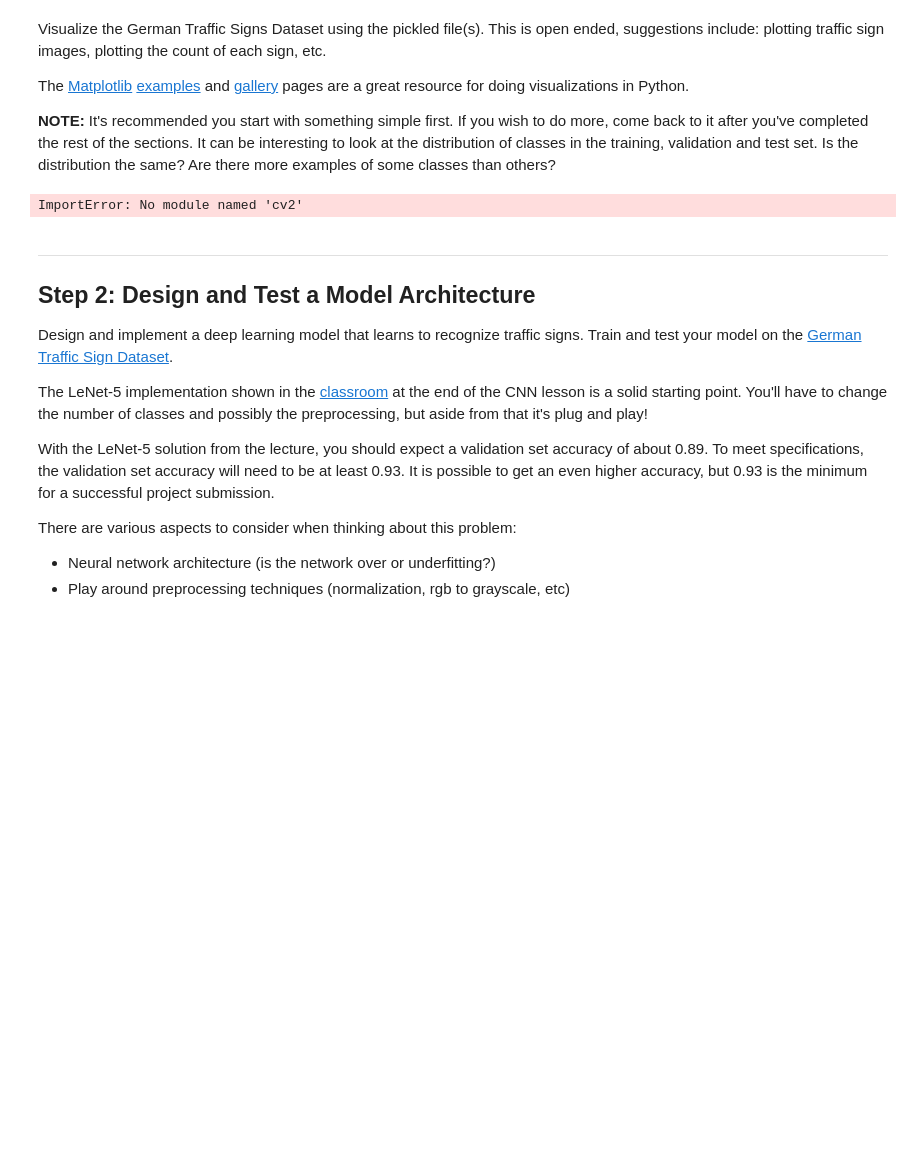
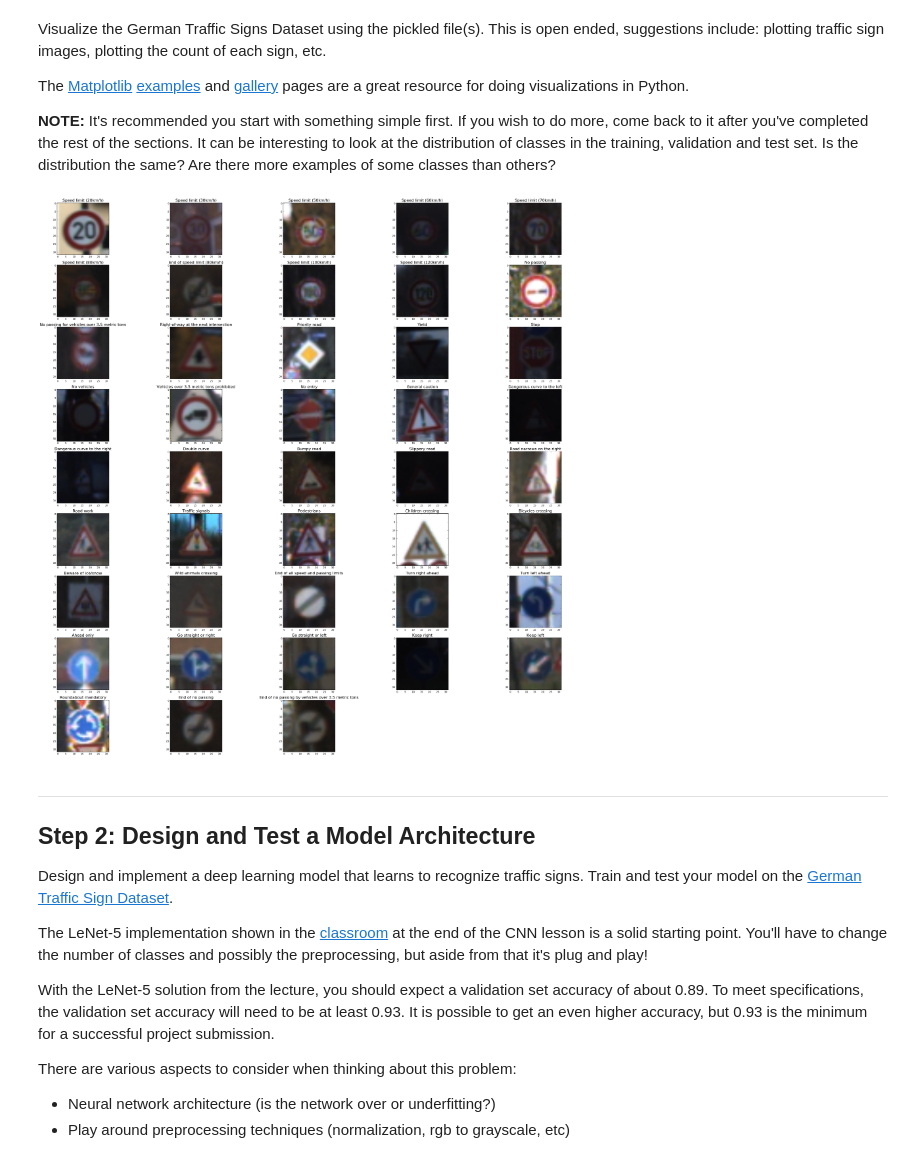
Before and after one commit to chriscab83/CarND-Traffic-Sign-Classifier-Project, a Jupyter notebook: Traffic_Sign_Classifier.ipynb, the cells around one changed output. Saved outputs shown, nothing was run; the diff lists cells and outputs as text; code cells hidden in the pictures; blank space fills up the shorter version.

Commit message:
added exploratory visualization to show image for each class in dataset

```diff
--- a/Traffic_Sign_Classifier.ipynb
+++ b/Traffic_Sign_Classifier.ipynb
@@ -71,7 +71,7 @@ n_test = len(X_test)
 image_shape = X_train[0].shape
 
 # TODO: How many unique classes/labels there are in the dataset.
-n_classes = max(y_train)
+n_classes = len(set(y_train))
 
 print("Number of training examples =", n_train)
 print("Number of testing examples =", n_test)
@@ -90,27 +90,38 @@ Visualize the German Traffic Signs Dataset using the pickled file(s). This is op
 The [Matplotlib](http://matplotlib.org/) [examples](http://matplotlib.org/examples/index.html) and [gallery](http://matplotlib.org/gallery.html) pages are a great resource for doing visualizations in Python.
 
 **NOTE:** It's recommended you start with something simple first. If you wish to do more, come back to it after you've completed the rest of the sections. It can be interesting to look at the distribution of classes in the training, validation and test set. Is the distribution the same? Are there more examples of some classes than others?
+# %%
+import csv
+
+# read class labels into dictionary
+label_dict = None
+with open('signnames.csv', mode='r') as infile:
+    csv_reader = csv.reader(infile)
+    next(csv_reader, None)
+    label_dict = {int(rows[0]):rows[1] for rows in csv_reader}
 # %%
 import random
 import numpy as np
-import cv2
 ### Data exploration visualization code goes here.
 ### Feel free to use as many code cells as needed.
 import matplotlib.pyplot as plt
-import matplotlib.image as mpimg
 # Visualizations will be shown in the notebook.
 %matplotlib inline
 
-index = random.randint(0, len(X_train))
-image = X_train[index]
+# display example of each class
+fig = plt.figure(figsize=(32,32))
 
-image_gray = rgb2gray(image)
+for i in range(n_classes):
+    idx = np.where(y_train==i)[0][0]
+    img = X_train[idx]
+    asp = fig.add_subplot(int(n_classes/5)+1, 5, i+1)
+    asp.imshow(img)
+    asp.set_title(label_dict[y_train[idx]], fontsize=16)
 
-plt.figure(figsize=(1,1))
-plt.imshow(image_gray, cmap="gray")
-print(y_train[index])
+plt.tight_layout()
+plt.show()
 # %% [output]
-ImportError: No module named 'cv2'
+[figure, added]
 # %% [markdown]
 ----
 
```
Also changed, not shown: parts of 1 cell of this notebook, 1 other file.
